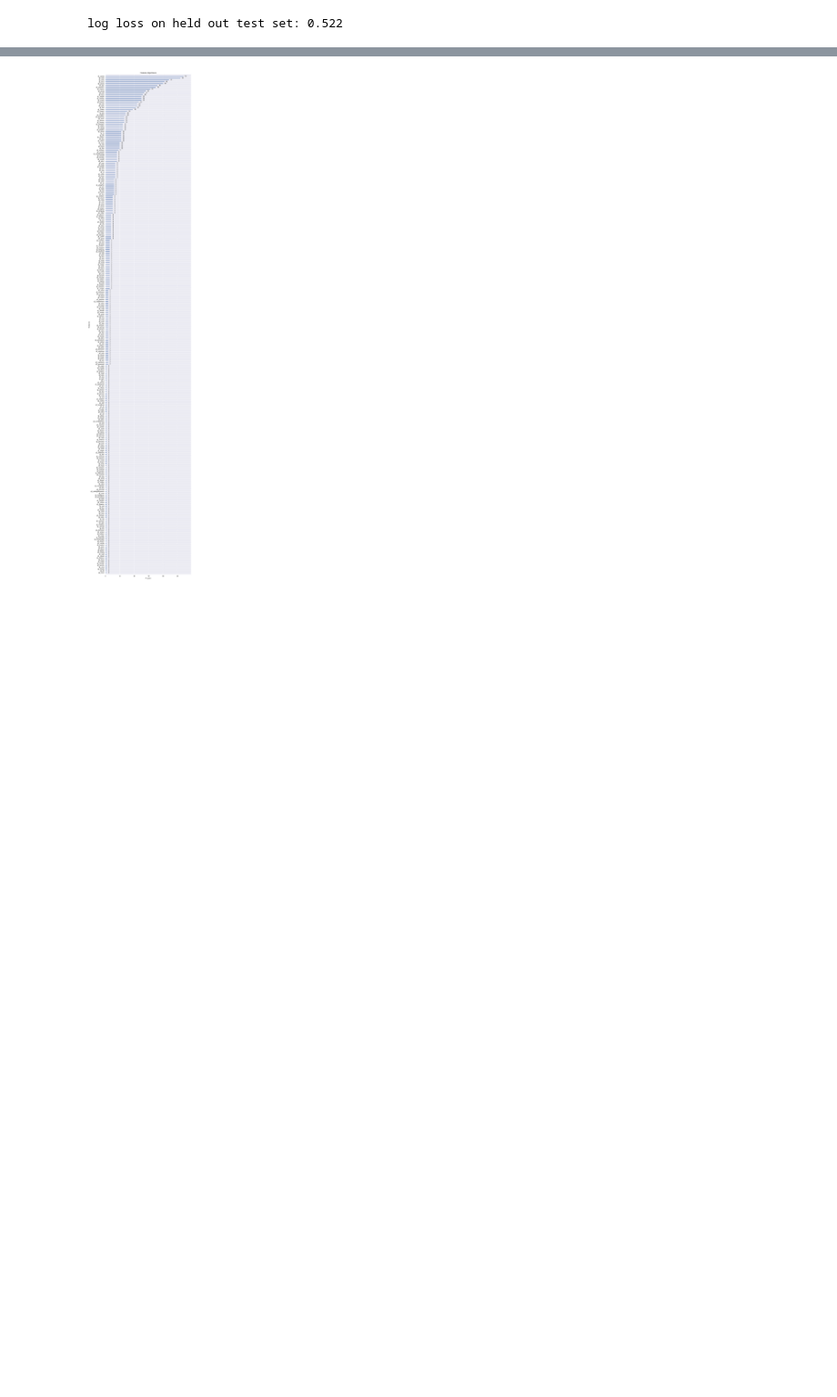
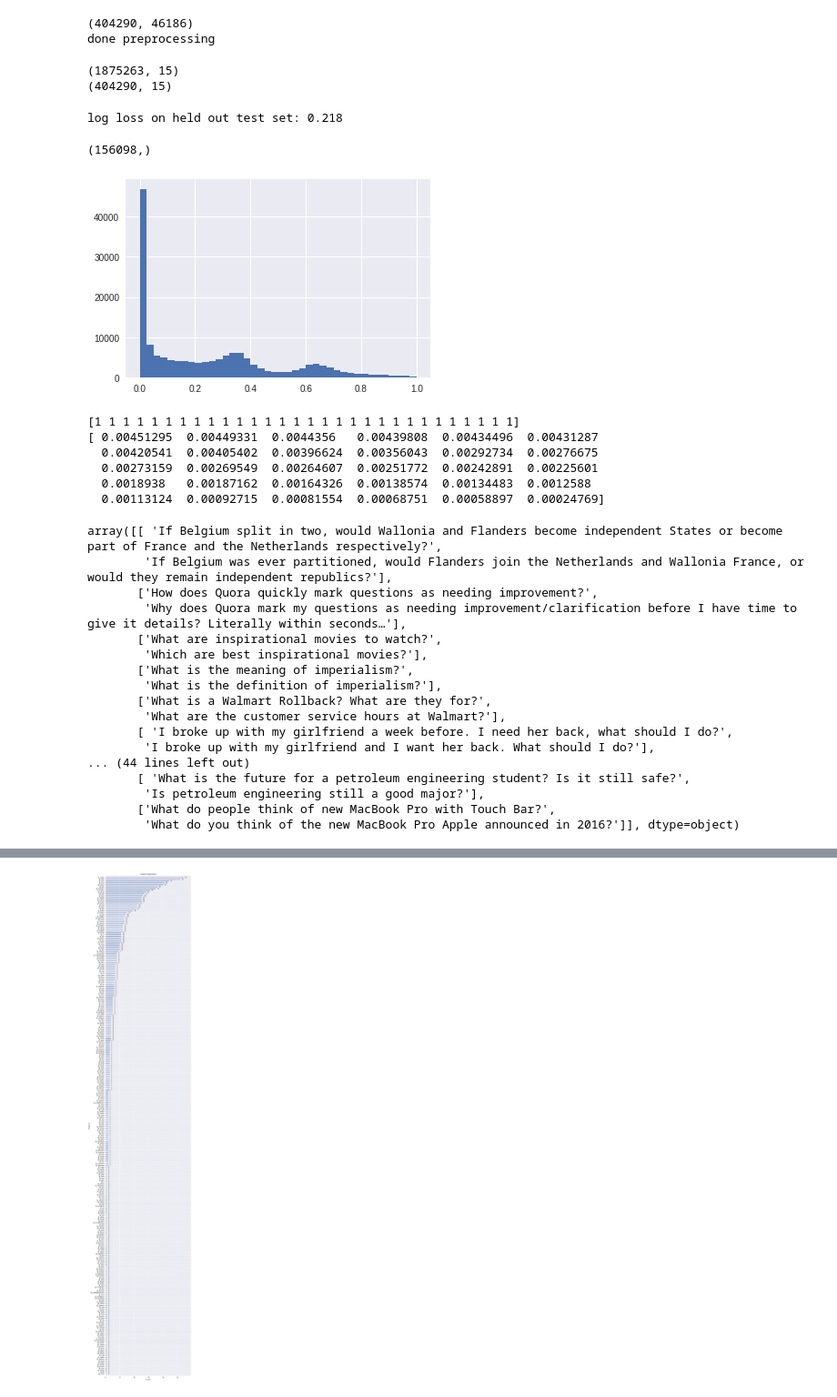
Before and after one commit to tholor/quora_kaggle, a Jupyter notebook: tm_2017-03-24_featuresXGB.ipynb, the cells around one changed output, grey strips where cells are left out. Shown at 91% size. Drawn from its saved outputs; the diff is of its cells as text; code cells hidden in the pictures; blank space fills up the shorter version.

Commit message:
Added features from Que for Quora notebook and scaling

```diff
--- a/tm_2017-03-24_featuresXGB.ipynb
+++ b/tm_2017-03-24_featuresXGB.ipynb
@@ -92,6 +141,33 @@ print("done preprocessing")
+# %%
+features = sp.sparse.hstack([bow_q1,bow_q2,train[col].values])
+labels = train["is_duplicate"]
+feature_names = np.concatenate([vocab_q1,vocab_q2,np.array(col)])
+print(features.shape)
+print("done preprocessing")
+# %% [output]
+(404290, 46186)
+done preprocessing
+# %%
+# scaling of neg and pos examples (ratio as in test set) EVEN reduces logloss on training data ~6 percentpoints
+pos_train = train[train['is_duplicate'] == 1]
+neg_train = train[train['is_duplicate'] == 0]
+p = 0.165 # kaggle test set ratio
+p = 0.1
+scale = ((len(pos_train) / (len(pos_train) + len(neg_train))) / p) - 1
+
+while scale > 1:
+    neg_train = pd.concat([neg_train, neg_train])
+    scale -=1
+neg_train = pd.concat([neg_train, neg_train[:int(scale * len(neg_train))]])
+train2 = pd.concat([pos_train, neg_train])
+print(train2.shape)
+print(train.shape)
+# %% [output]
+(1875263, 15)
+(404290, 15)
 # %%
 #easy to use XGB with scikit api
-X_train, X_test, y_train, y_test = train_test_split(features, labels, test_size=0.2, random_state=42)
+X_train, X_test, y_train, y_test = train_test_split(train2[col].values, train2["is_duplicate"], test_size=0.2, random_state=42)
 
 model = xgb.XGBClassifier(max_depth=7,n_estimators=400)
 model.fit(X_train, y_train)
@@ -99,4 +175,49 @@ preds = model.predict_proba(X_test)[:,1]
 
 print("log loss on held out test set: %.3f" %log_loss(y_test,preds))
 # %% [output]
-log loss on held out test set: 0.522
+log loss on held out test set: 0.218
+# %%
+preds = model.predict_proba(test[col].values)
+test["is_duplicate"] = pd.Series(preds[:,1],index=test.index)
+header = ["test_id", "is_duplicate"]
+test.to_csv('../submissions/predictions.csv', columns = header,index=False)
+# %%
+
+
+diff = np.abs(y_test-preds) # needs y_test = y_test.values
+
+print(diff.shape)
+plt.hist(diff,40); plt.show()
+idx = np.argsort(diff)
+
+
+nums= 30
+print(y_test[idx[-nums:]])
+print(preds[idx[-nums:]])
+train2.iloc[idx[-nums:],3:5].values
+# %% [output]
+(156098,)
+[figure, added]
+[1 1 1 1 1 1 1 1 1 1 1 1 1 1 1 1 1 1 1 1 1 1 1 1 1 1 1 1 1 1]
+[ 0.00451295  0.00449331  0.0044356   0.00439808  0.00434496  0.00431287
+  0.00420541  0.00405402  0.00396624  0.00356043  0.00292734  0.00276675
+  0.00273159  0.00269549  0.00264607  0.00251772  0.00242891  0.00225601
+  0.0018938   0.00187162  0.00164326  0.00138574  0.00134483  0.0012588
+  0.00113124  0.00092715  0.00081554  0.00068751  0.00058897  0.00024769]
+array([[ 'If Belgium split in two, would Wallonia and Flanders become independent States or become part of France and the Netherlands respectively?',
+        'If Belgium was ever partitioned, would Flanders join the Netherlands and Wallonia France, or would they remain independent republics?'],
+       ['How does Quora quickly mark questions as needing improvement?',
+        'Why does Quora mark my questions as needing improvement/clarification before I have time to give it details? Literally within seconds…'],
+       ['What are inspirational movies to watch?',
+        'Which are best inspirational movies?'],
+       ['What is the meaning of imperialism?',
+        'What is the definition of imperialism?'],
+       ['What is a Walmart Rollback? What are they for?',
+        'What are the customer service hours at Walmart?'],
+       [ 'I broke up with my girlfriend a week before. I need her back, what should I do?',
+        'I broke up with my girlfriend and I want her back. What should I do?'],
+... (44 lines left out)
+       [ 'What is the future for a petroleum engineering student? Is it still safe?',
+        'Is petroleum engineering still a good major?'],
+       ['What do people think of new MacBook Pro with Touch Bar?',
+        'What do you think of the new MacBook Pro Apple announced in 2016?']], dtype=object)
```
Also changed, not shown: parts of 8 cells of this notebook.
